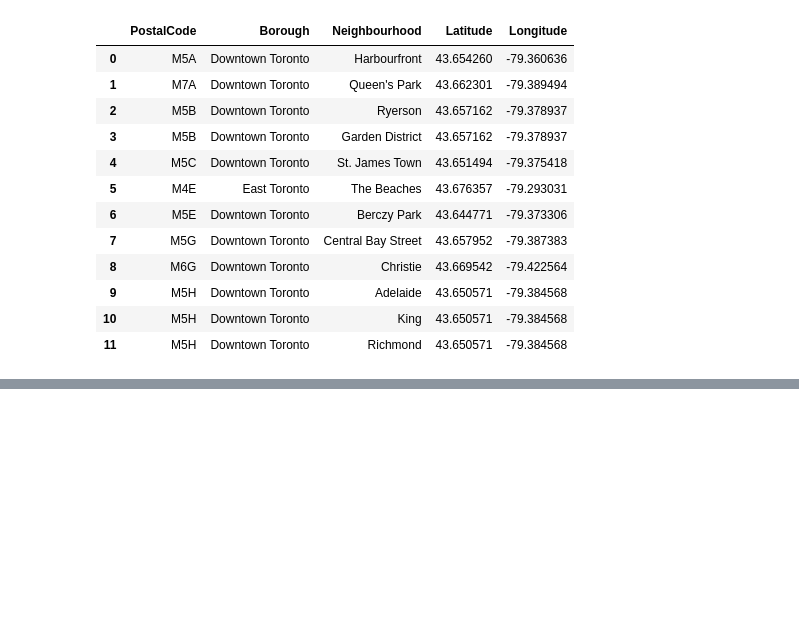
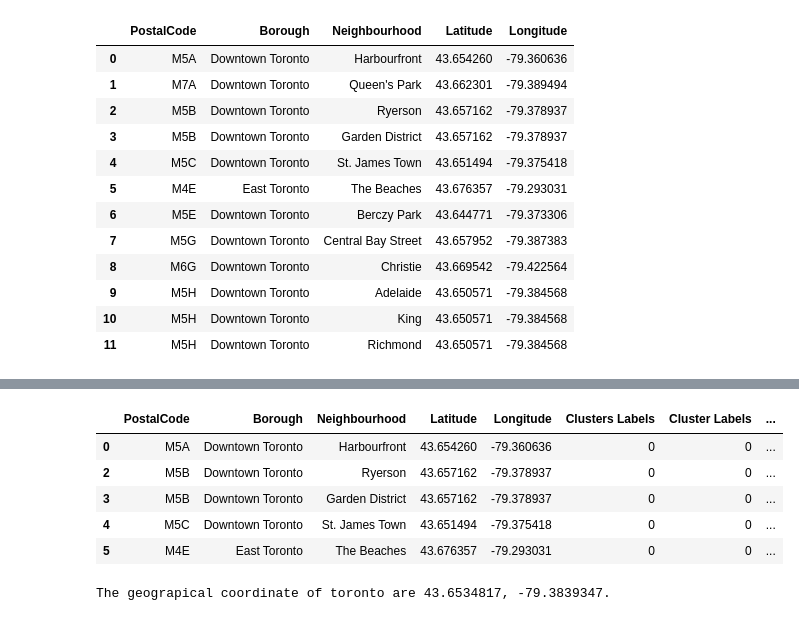
Before and after one commit to KodePro/Coursera_Capstone, a Jupyter notebook: Clustering Neighborhoods in Toronto.ipynb, the cells around one changed output, grey strips where cells are left out. Saved outputs shown, nothing was run; the diff lists cells and outputs as text; code cells hidden in the pictures; blank space fills up the shorter version.

```diff
--- a/Clustering Neighborhoods in Toronto.ipynb
+++ b/Clustering Neighborhoods in Toronto.ipynb
@@ -269,0 +358,21 @@ def getNearbyVenues(names, latitudes, longitudes, radius=500):
+# %%
+top_venues = 10
+
+indicators = ['st', 'nd', 'rd']
+
+# create columns according to number of top venues
+columns = ['TheNeighborhood']
+for ind in np.arange(top_venues):
+    try:
+        columns.append('{}{} Most Common Venue'.format(ind+1, indicators[ind]))
+    except:
+        columns.append('{}th Most Common Venue'.format(ind+1))
+
+# create a new dataframe
+neighborhoods_venues_sorted = pd.DataFrame(columns=columns)
+neighborhoods_venues_sorted['TheNeighborhood'] = toronto_grouped['TheNeighborhood']
+
+for ind in np.arange(toronto_grouped.shape[0]):
+    neighborhoods_venues_sorted.iloc[ind, 1:] = return_most_common_venues(toronto_grouped.iloc[ind, :], top_venues)
+
+neighborhoods_venues_sorted.head()
@@ -270 +428,29 @@ def getNearbyVenues(names, latitudes, longitudes, radius=500):
+# %%
+neighborhoods_venues_sorted.insert(0, 'Clusters Labels', kmeans.labels_)
+neighborhoods_venues_sorted.astype({'Cluster Labels':'int32'},copy=False)
+
+toronto_tor = df_neigh
+
+# merge toronto_grouped with toronto_data to add latitude/longitude for each neighborhood
+toronto_tor = toronto_tor.merge(neighborhoods_venues_sorted.set_index('TheNeighborhood'), how='left', right_on='TheNeighborhood', left_on='Neighbourhood')
+# %%
+toronto_merged = toronto_tor[ toronto_tor['Neighbourhood'] != "Queen\'s Park"]
+toronto_merged.head()
+# %% [output]
+|  | PostalCode | Borough | Neighbourhood | Latitude | Longitude | Clusters Labels | Cluster Labels | ... |
+| 0 | M5A | Downtown Toronto | Harbourfront | 43.654260 | -79.360636 | 0 | 0 | ... |
+| 2 | M5B | Downtown Toronto | Ryerson | 43.657162 | -79.378937 | 0 | 0 | ... |
+| 3 | M5B | Downtown Toronto | Garden District | 43.657162 | -79.378937 | 0 | 0 | ... |
+| 4 | M5C | Downtown Toronto | St. James Town | 43.651494 | -79.375418 | 0 | 0 | ... |
+| 5 | M4E | East Toronto | The Beaches | 43.676357 | -79.293031 | 0 | 0 | ... |
+# %%
+address = 'Toronto'
+
+geolocator = Nominatim(user_agent="toronto_explorer")
+location = geolocator.geocode(address)
+latitude = location.latitude
+longitude = location.longitude
+print('The geograpical coordinate of toronto are {}, {}.'.format(latitude, longitude))
+# %% [output]
+The geograpical coordinate of toronto are 43.6534817, -79.3839347.
 # %%
```
Also changed, not shown: parts of 19 cells of this notebook.
